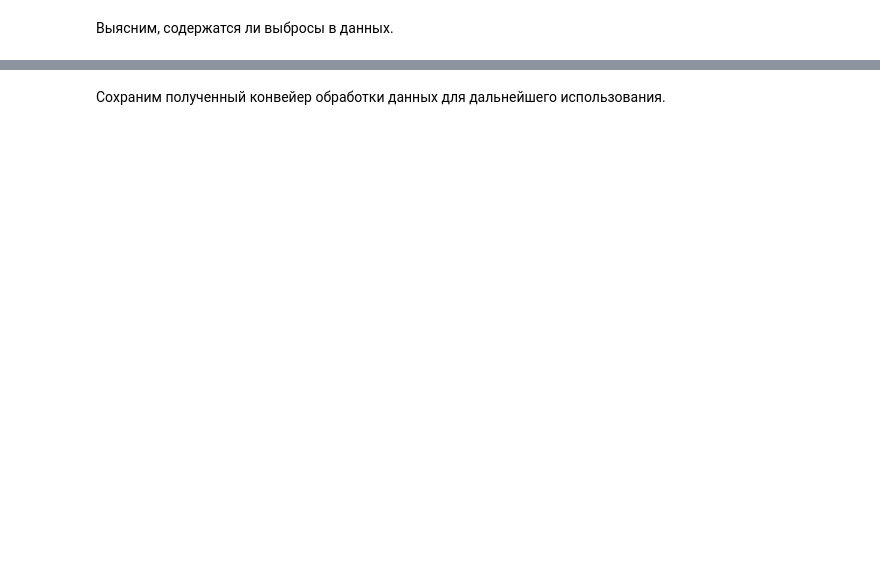
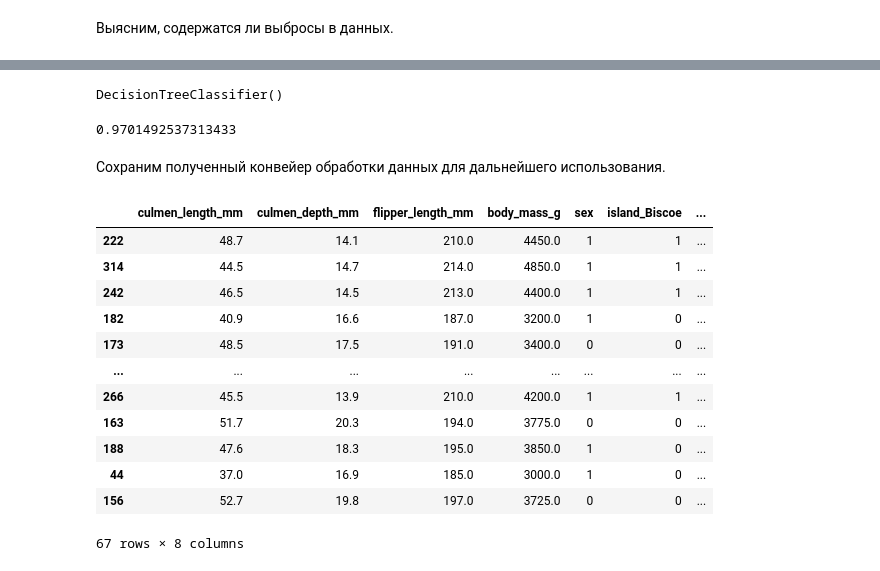
Before and after one commit to KirMaid/CloudCS-Lab1, a Jupyter notebook: notebooks/myModel.ipynb, the cells around one changed output, grey strips where cells are left out. Cells and saved outputs as stored; diff of their text form; code cells hidden in the pictures; blank space fills up the shorter version.

```diff
--- a/notebooks/myModel.ipynb
+++ b/notebooks/myModel.ipynb
@@ -229,3 +129,21 @@ NotFittedError: This GridSearchCV instance is not fitted yet. Call 'fit' with ap
+# %%
+df = pd.get_dummies(df, columns=['island'], drop_first= False, dtype="int64")
+# %%
+X = df.drop("species", axis=1)
+Y = df["species"]
+X_train, X_test, y_train, y_test = train_test_split(X, Y, test_size=0.2)
+# %%
+from sklearn.tree import DecisionTreeClassifier
+dt = DecisionTreeClassifier()
+dt.fit(X_train, y_train)
+# %% [output]
+DecisionTreeClassifier()
+# %%
+y_pred = dt.predict(X_test)
+from sklearn.metrics import accuracy_score
+accuracy_score(y_test, y_pred)
+# %% [output]
+0.9701492537313433
 # %% [markdown]
 Сохраним полученный конвейер обработки данных для дальнейшего использования.
 # %%
@@ -235,0 +154,16 @@ with open("../models/pipeline.pkl", "wb") as file:
+# %%
+X_test
+# %% [output]
+|  | culmen_length_mm | culmen_depth_mm | flipper_length_mm | body_mass_g | sex | island_Biscoe | ... |
+| 222 | 48.7 | 14.1 | 210.0 | 4450.0 | 1 | 1 | ... |
+| 314 | 44.5 | 14.7 | 214.0 | 4850.0 | 1 | 1 | ... |
+| 242 | 46.5 | 14.5 | 213.0 | 4400.0 | 1 | 1 | ... |
+| 182 | 40.9 | 16.6 | 187.0 | 3200.0 | 1 | 0 | ... |
+| 173 | 48.5 | 17.5 | 191.0 | 3400.0 | 0 | 0 | ... |
+| ... | ... | ... | ... | ... | ... | ... | ... |
+| 266 | 45.5 | 13.9 | 210.0 | 4200.0 | 1 | 1 | ... |
+| 163 | 51.7 | 20.3 | 194.0 | 3775.0 | 0 | 0 | ... |
+| 188 | 47.6 | 18.3 | 195.0 | 3850.0 | 1 | 0 | ... |
+| 44 | 37.0 | 16.9 | 185.0 | 3000.0 | 1 | 0 | ... |
+| 156 | 52.7 | 19.8 | 197.0 | 3725.0 | 0 | 0 | ... |
+67 rows × 8 columns
```
Also changed, not shown: parts of 29 cells of this notebook, 4 other files.
